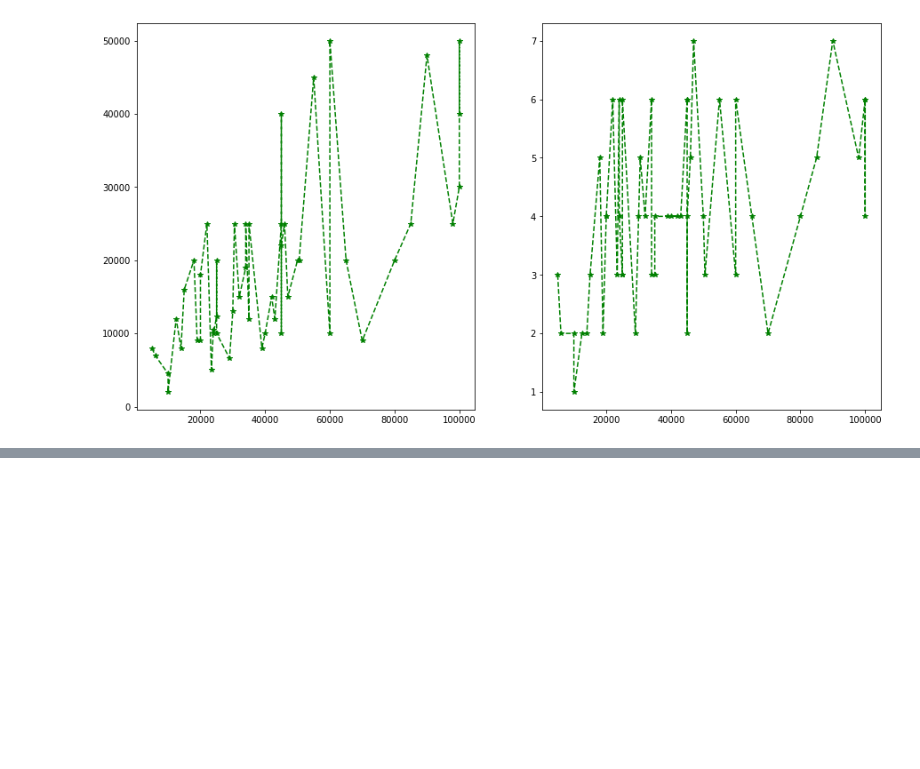
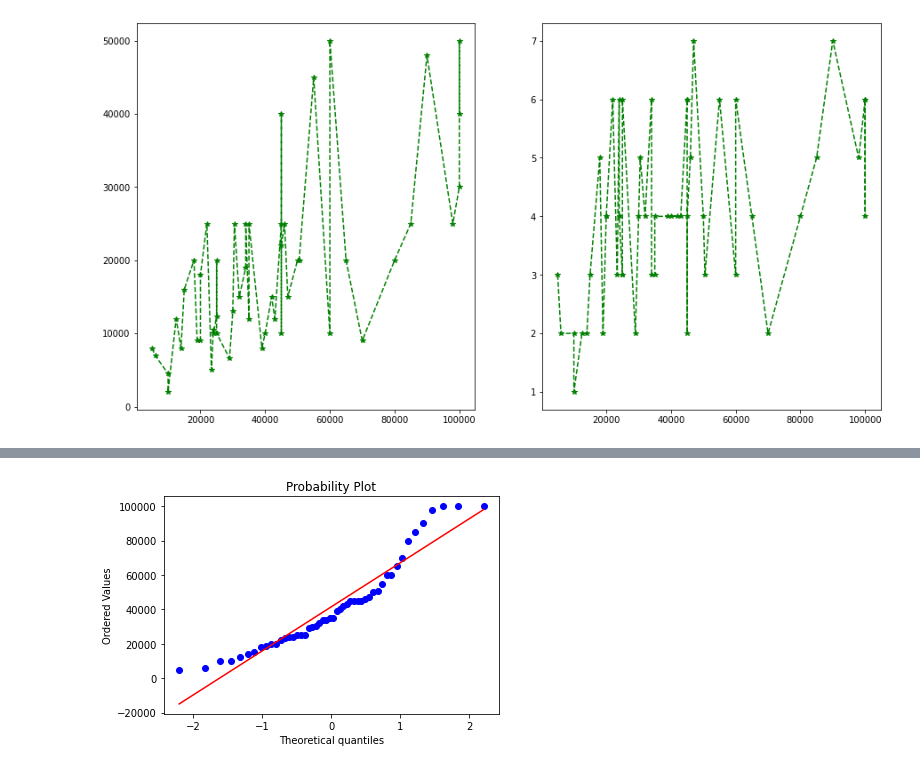
Before and after one commit to CodeWithSridhar/Innomatics-Internship, a Jupyter notebook: Task7_Descriptive_Statistics.ipynb, the cells around one changed output, grey strips where cells are left out. Cells and saved outputs as stored; diff of their text form; code cells hidden in the pictures; blank space fills up the shorter version.

```diff
--- a/Task7_Descriptive_Statistics.ipynb
+++ b/Task7_Descriptive_Statistics.ipynb
@@ -211,0 +229,5 @@ plt.show()
+# %%
+A = probplot(Mthly_HH_Income,dist='norm',plot=pylab)
+pylab.show(A)
+# %% [output]
+[figure, added]
```
Also changed, not shown: parts of 21 cells of this notebook.
